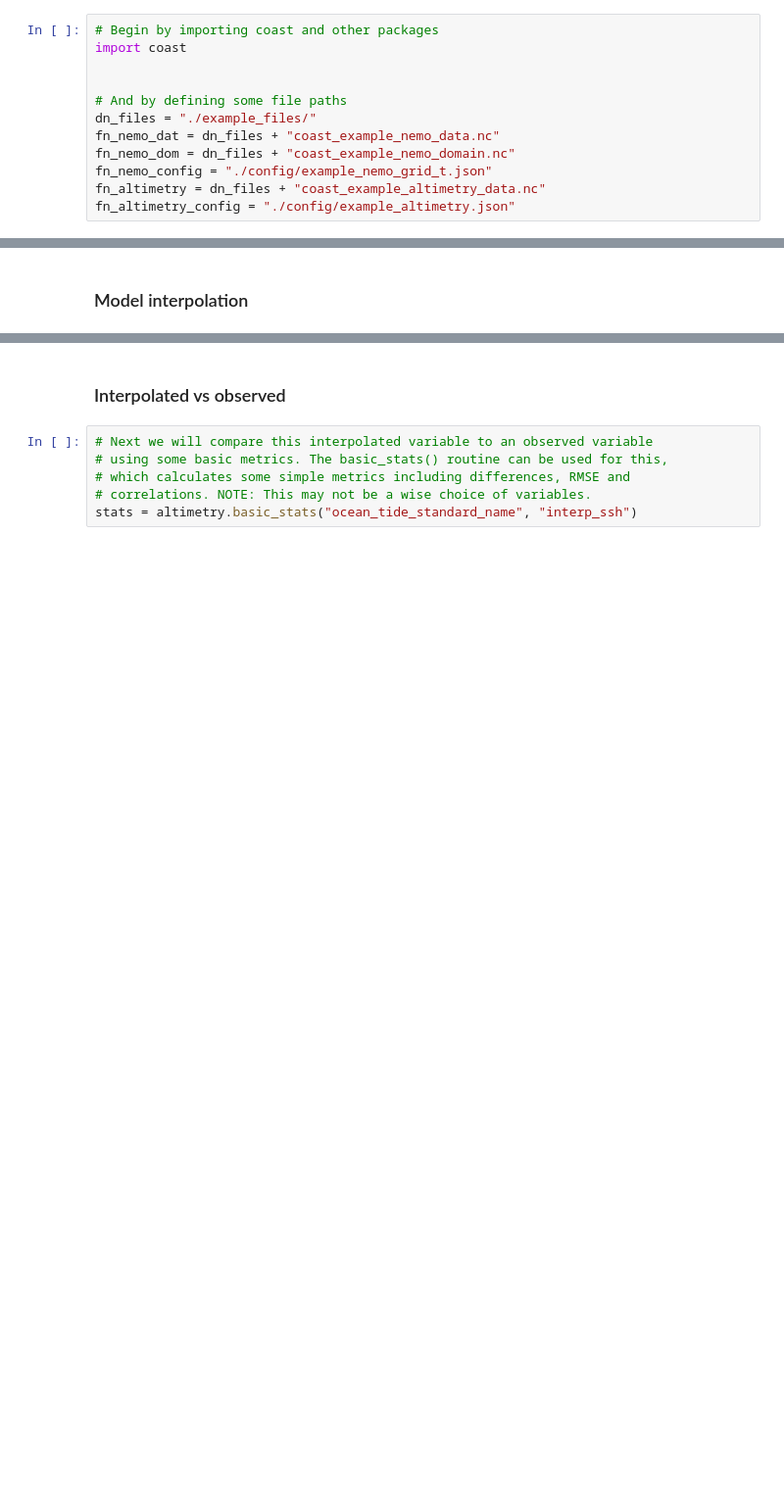
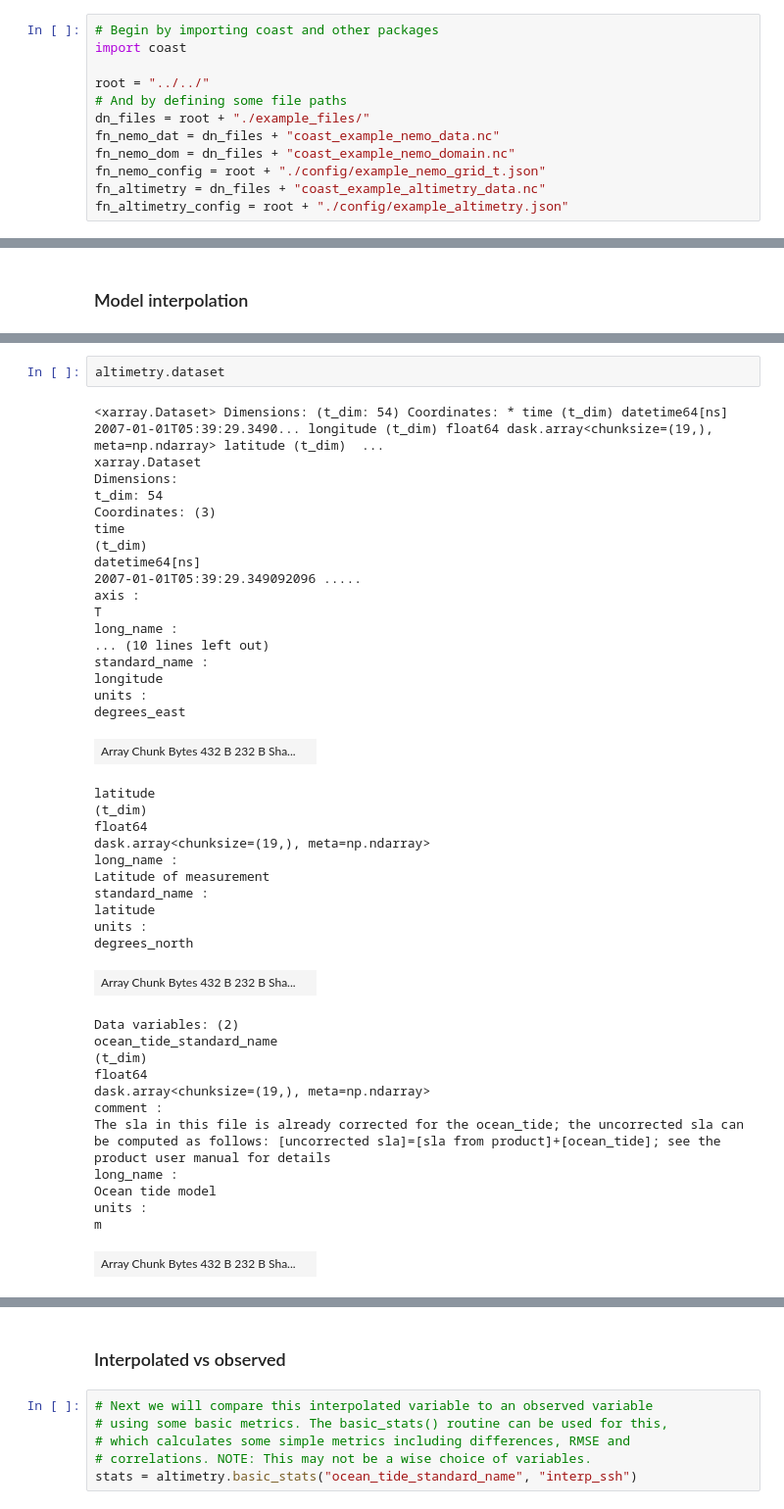
Before and after one commit to British-Oceanographic-Data-Centre/COAsT, a Jupyter notebook: example_scripts/notebooks/altimetry_tutorial.ipynb, the cells around one changed output, grey strips where cells are left out. Shown at 98% size. Saved outputs shown, nothing was run; the diff lists cells and outputs as text; blank space fills up the shorter version.

Commit message:
test/update altimetry tut

```diff
--- a/example_scripts/notebooks/altimetry_tutorial.ipynb
+++ b/example_scripts/notebooks/altimetry_tutorial.ipynb
@@ -6,11 +6,11 @@ This is a demonstration script for using the Altimetry object in the COAsT packa
 # Begin by importing coast and other packages
 import coast
 
-
+root = "../../"
 # And by defining some file paths
-dn_files = "./example_files/"
+dn_files = root + "./example_files/"
 fn_nemo_dat = dn_files + "coast_example_nemo_data.nc"
 fn_nemo_dom = dn_files + "coast_example_nemo_domain.nc"
-fn_nemo_config = "./config/example_nemo_grid_t.json"
+fn_nemo_config = root + "./config/example_nemo_grid_t.json"
 fn_altimetry = dn_files + "coast_example_altimetry_data.nc"
-fn_altimetry_config = "./config/example_altimetry.json"
+fn_altimetry_config = root + "./config/example_altimetry.json"
@@ -49,0 +55,44 @@ altimetry.obs_operator(nemo, mod_var_name="ssh", time_interp="nearest")
+# %%
+altimetry.dataset
+# %% [output]
+<xarray.Dataset> Dimensions: (t_dim: 54) Coordinates: * time (t_dim) datetime64[ns] 2007-01-01T05:39:29.3490... longitude (t_dim) float64 dask.array<chunksize=(19,), meta=np.ndarray> latitude (t_dim)  ...
+xarray.Dataset
+Dimensions:
+t_dim: 54
+Coordinates: (3)
+time
+(t_dim)
+datetime64[ns]
+2007-01-01T05:39:29.349092096 .....
+axis :
+T
+long_name :
+... (10 lines left out)
+standard_name :
+longitude
+units :
+degrees_east
+| Array Chunk Bytes 432 B 232 B Sha... |  |
+latitude
+(t_dim)
+float64
+dask.array<chunksize=(19,), meta=np.ndarray>
+long_name :
+Latitude of measurement
+standard_name :
+latitude
+units :
+degrees_north
+| Array Chunk Bytes 432 B 232 B Sha... |  |
+Data variables: (2)
+ocean_tide_standard_name
+(t_dim)
+float64
+dask.array<chunksize=(19,), meta=np.ndarray>
+comment :
+The sla in this file is already corrected for the ocean_tide; the uncorrected sla can be computed as follows: [uncorrected sla]=[sla from product]+[ocean_tide]; see the product user manual for details
+long_name :
+Ocean tide model
+units :
+m
+| Array Chunk Bytes 432 B 232 B Sha... |  |
```
Also changed, not shown: parts of 11 cells of this notebook, 1 other file.
